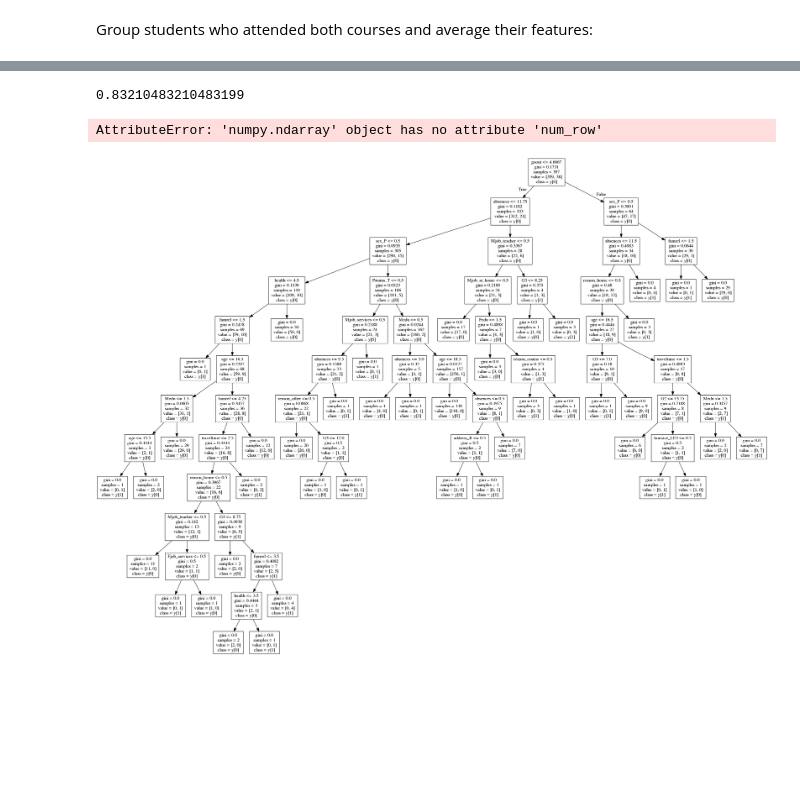
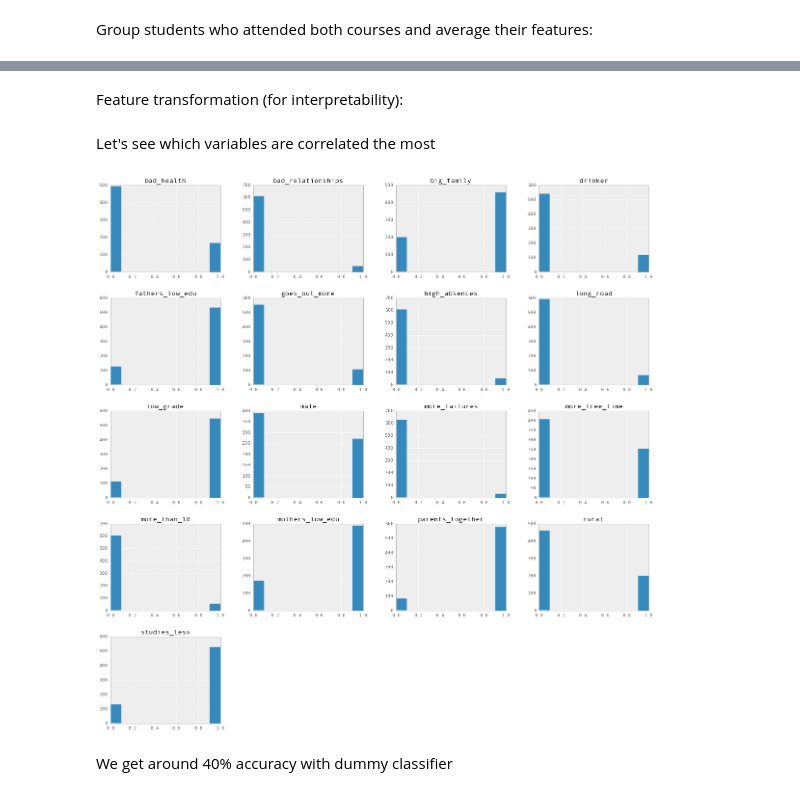
Before and after one commit to GeraldineE/alcohol-research, a Jupyter notebook: student-analysis.ipynb, the cells around one changed output, grey strips where cells are left out. Saved outputs shown, nothing was run; the diff lists cells and outputs as text; code cells hidden in the pictures; blank space fills up the shorter version.

```diff
--- a/student-analysis.ipynb
+++ b/student-analysis.ipynb
@@ -152,27 +104,52 @@ cross_val_score(clf, data, target).mean()
-# %%
-from sklearn.ensemble import RandomForestClassifier
-
-rf_clf = RandomForestClassifier(n_estimators=5, max_depth=None, min_samples_split=1, random_state=0)
-cross_val_score(rf_clf, data, target).mean()
-# %% [output]
-0.83210483210483199
-# %%
-import xgboost as xgb
-
-param = {'max_depth':2, 'eta':1, 'silent':1, 'objective':'binary:logistic'}
-xgb.cv(param, data.as_matrix(), 2, nfold=5, metrics={'error'}, seed = 0)
-# %% [output]
-AttributeError: 'numpy.ndarray' object has no attribute 'num_row'
-# %%
-from IPython.display import Image
-import io
-import pydot
-
-dot_data = io.StringIO()
-tree.export_graphviz(clf, out_file=dot_data,
-                         feature_names=data.columns.values,
-                        class_names = True)
-graph = pydot.graph_from_dot_data(dot_data.getvalue())
-Image(graph.create_png())
-# %% [output]
-[figure, removed]
+# %% [markdown]
+Feature transformation (for interpretability):
+# %%
+students_transformed = students
+students_transformed['male'] = students['sex'] == "M"
+students_transformed['rural'] = students['address'] == "R"
+students_transformed['big_family'] = students['famsize'] == 'GT3'
+students_transformed['parents_together'] = students['Pstatus'] == "T"
+students_transformed['studies_less'] = students['studytime'] < 3
+students_transformed['more_failures'] = students['failures'] >= 2
+students_transformed['bad_relationships'] = students['famrel'] <= 2
+students_transformed['more_free_time'] = students['freetime'] > 3
+students_transformed['goes_out_more'] = students['goout'] > 4
+students_transformed['bad_health'] = students['health'] <= 2
+students_transformed['high_absences'] = students['absences'] > (students['absences'].std() * 2)
+students_transformed['drinker'] = students['alc'] >= 3
+students_transformed['mothers_low_edu'] = students['Medu'] <= 3
+students_transformed['fathers_low_edu'] = students['Fedu'] <= 3
+students_transformed['more_than_18'] = students['age'] > 18
+students_transformed['long_road'] = students['traveltime'] >= 3
+
+sum_grade = students['G1'] + students['G2'] + students['G3']
+mean_grade = (sum_grade) / 3
+students_transformed['low_grade'] = mean_grade <= (mean_grade.mean() + mean_grade.std())
+
+students_transformed.drop(['sex',
+                           'address',
+                           'famsize',
+                           'Pstatus',
+                           'studytime',
+                           'failures',
+                           'famrel',
+                           'freetime',
+                           'goout',
+                           'health',
+                           'absences',
+                           'alc',
+                           'G1',
+                            'G2',
+                            'G3',
+                           'Medu',
+                           'Fedu',
+                           'age',
+                           'traveltime'], axis = 1, inplace = True)
+# %% [markdown]
+Let's see which variables are correlated the most
+# %%
+students_transformed.hist(figsize=(20, 20));
+# %% [output]
+[figure, added]
+# %% [markdown]
+We get around 40% accuracy with dummy classifier
```
Also changed, not shown: parts of 32 cells of this notebook.
